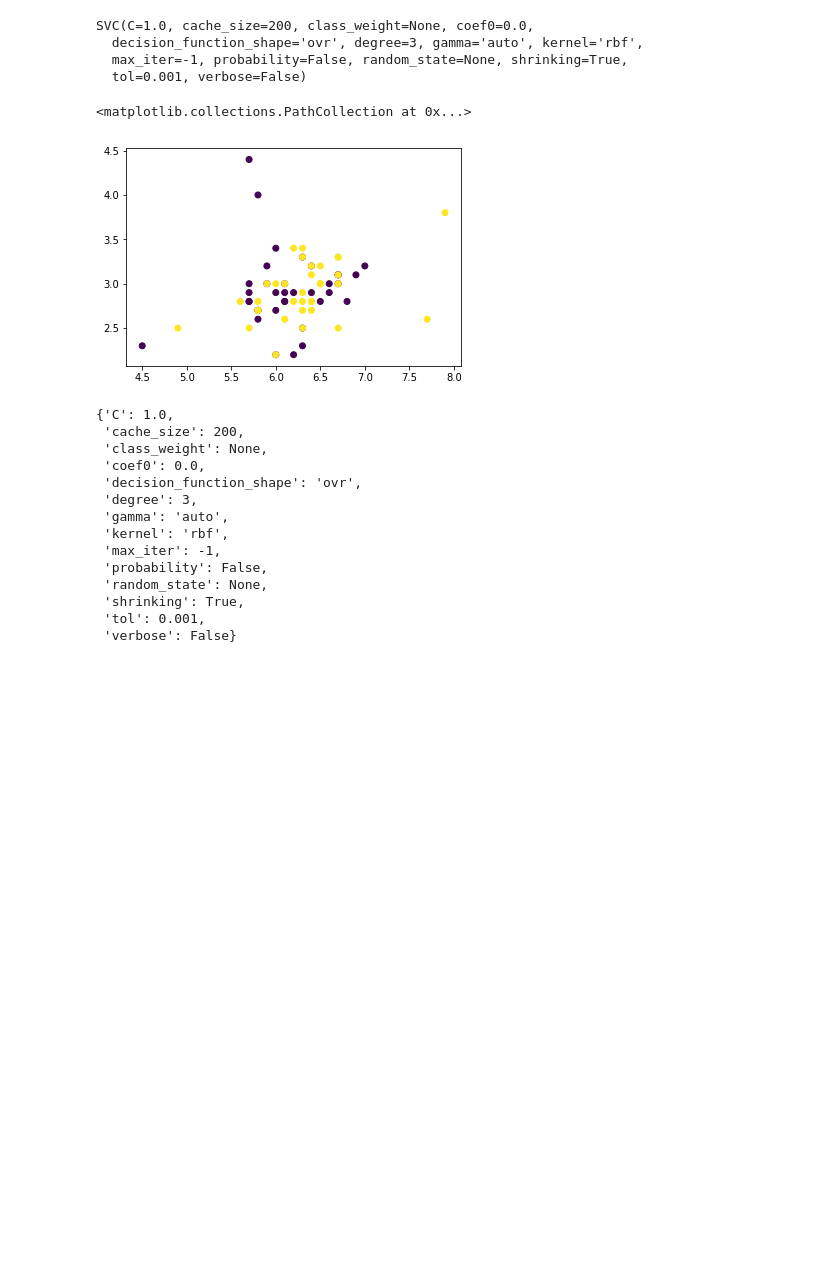
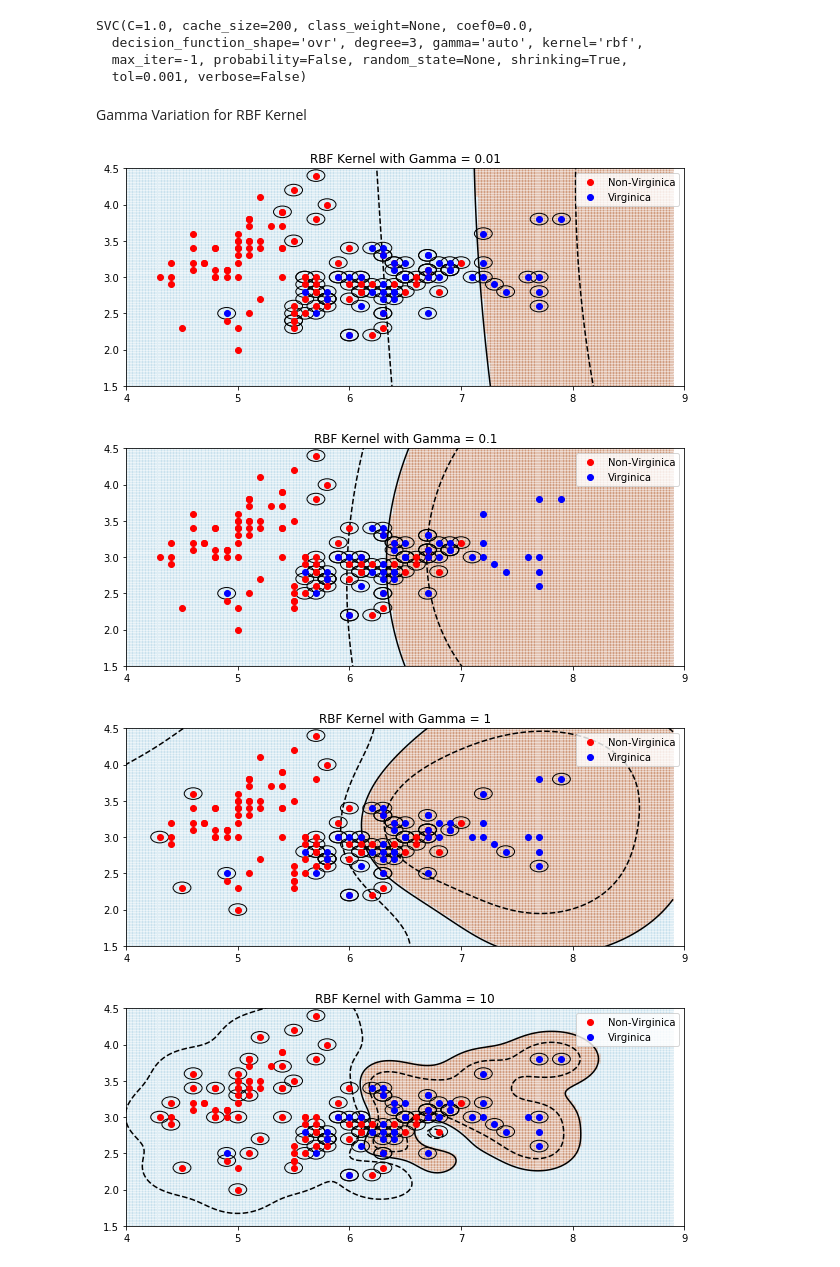
Before and after one commit to sdeepaknarayanan/Machine-Learning, a Jupyter notebook: Assignment 7/HW7_Q1_16110142.ipynb, the cells around one changed output. Cells and saved outputs as stored; diff of their text form; code cells hidden in the pictures; blank space fills up the shorter version.

```diff
--- a/Assignment 7/HW7_Q1_16110142.ipynb
+++ b/Assignment 7/HW7_Q1_16110142.ipynb
@@ -254,25 +317,42 @@ SVC(C=1.0, cache_size=200, class_weight=None, coef0=0.0,
   decision_function_shape='ovr', degree=3, gamma='auto', kernel='rbf',
   max_iter=-1, probability=False, random_state=None, shrinking=True,
   tol=0.001, verbose=False)
-# %%
-plt.scatter(X[svc.support_][:,0],X[svc.support_][:,1],c=y[svc.support_])
-# %% [output]
-<matplotlib.collections.PathCollection at 0x...>
-[figure, removed]
-# %%
-svc.get_params()
-# %% [output]
-{'C': 1.0,
- 'cache_size': 200,
- 'class_weight': None,
- 'coef0': 0.0,
- 'decision_function_shape': 'ovr',
- 'degree': 3,
- 'gamma': 'auto',
- 'kernel': 'rbf',
- 'max_iter': -1,
- 'probability': False,
- 'random_state': None,
- 'shrinking': True,
- 'tol': 0.001,
- 'verbose': False}
+# %% [markdown]
+Gamma Variation for RBF Kernel
+# %%
+for gamm in [0.01,0.1,1,10,100,1000]:
+    svc = SVC(kernel='rbf',gamma=gamm)
+    svc.fit(X,y)
+    plt.figure(figsize=(10,4))
+    plt.plot(X[:,0][:100],X[:,1][:100],"ro",label='Non-Virginica')
+    plt.plot(X[:,0][100:],X[:,1][100:],"bo",label='Virginica')
+    ax=plt.gca()
+    for i in range(len(X[svc.support_])):
+        ax.add_artist(plt.Circle((X[svc.support_][:,0][i],X[svc.support_][:,1][i]),0.08,fill=False))
+
+    plt.xlim((4,9))
+    plt.ylim((1.5,4.5))
+    x_min = X[:, 0].min()-1
+    x_max = X[:, 0].max()+1
+    y_min = X[:, 1].min()-1
+    y_max = X[:, 1].max()+1
+
+    XX, YY = np.mgrid[x_min:x_max:200j, y_min:y_max:200j]
+    Z = svc.decision_function(np.c_[XX.ravel(), YY.ravel()])
+
+    # Put the result into a color plot
+    Z = Z.reshape(XX.shape)
+    plt.pcolormesh(XX, YY, Z > 0, cmap=plt.cm.Paired, alpha=0.2)
+
+    plt.contour(XX, YY, Z, colors=['k', 'k', 'k'],
+                linestyles=['--', '-', '--'], levels=[-.5, 0, .5])
+
+    plt.title("RBF Kernel with Gamma = {}".format(gamm))
+    svs = svc.support_vectors_
+
+    plt.legend()
+# %% [output]
+[figure, added]
+[figure, added]
+[figure, added]
+[figure, added]
```
Also changed, not shown: parts of 18 cells of this notebook, 2 other files.
